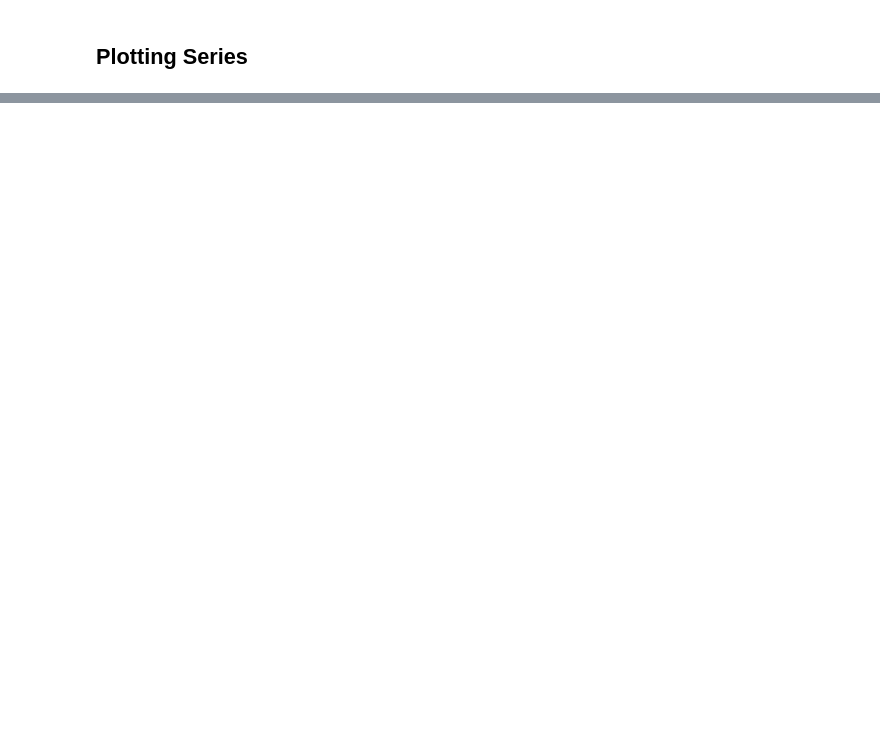
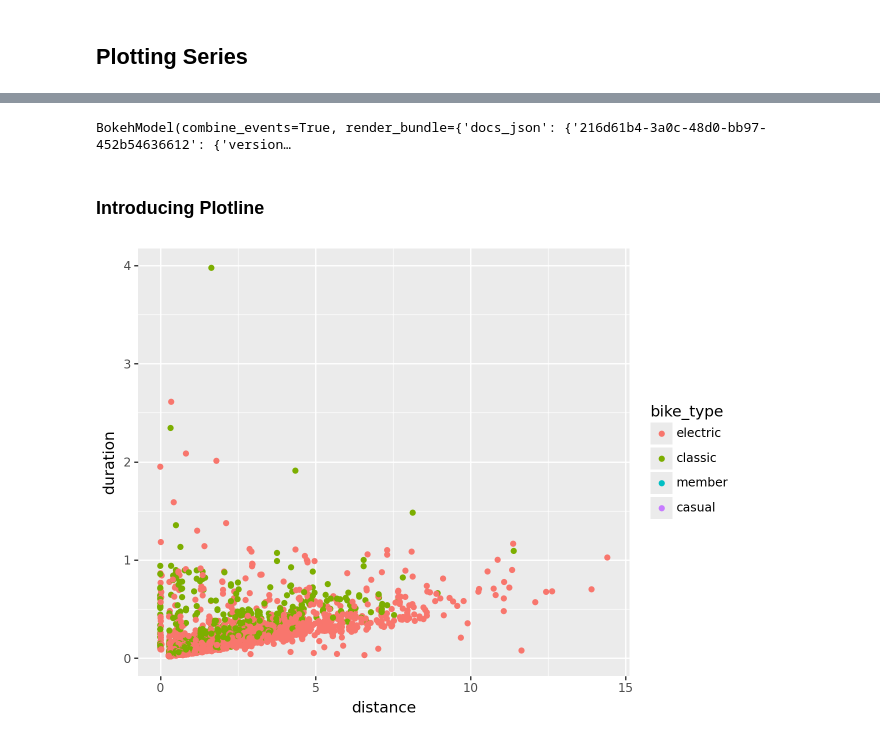
Before and after one commit to Sechi42/Polars, a Jupyter notebook: Chapter_16/Notebook_16.ipynb, the cells around one changed output, grey strips where cells are left out. Cells and saved outputs as stored; diff of their text form; code cells hidden in the pictures; blank space fills up the shorter version.

```diff
--- a/Chapter_16/Notebook_16.ipynb
+++ b/Chapter_16/Notebook_16.ipynb
@@ -97,0 +362,20 @@ trips_speed["distance"].plot.hist()
+# %%
+trips_per_hour.hvplot.line(
+    x="datetime_start",
+    by="borough_start",
+    groupby="date",
+    widget_location='left_top'
+)
+# %% [output]
+BokehModel(combine_events=True, render_bundle={'docs_json': {'216d61b4-3a0c-48d0-bb97-452b54636612': {'version…
+# %% [markdown]
+### Introducing Plotline
+# %%
+# Plot for exploration
+from plotnine import *
+(
+    ggplot(trips_speed, aes(x='distance', y='duration', color='bike_type'))
+    + geom_point()
+)
+# %% [output]
+[figure, added]
```
Also changed, not shown: parts of 42 cells of this notebook, 1 other file.
